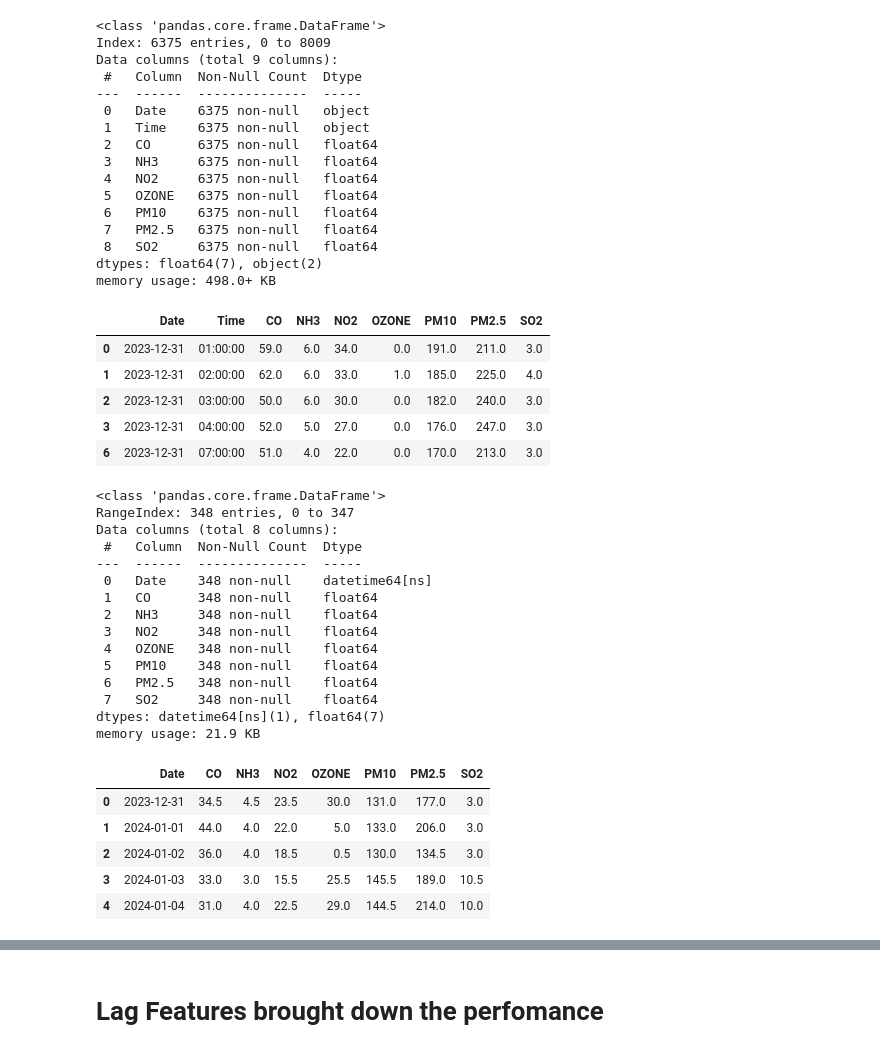
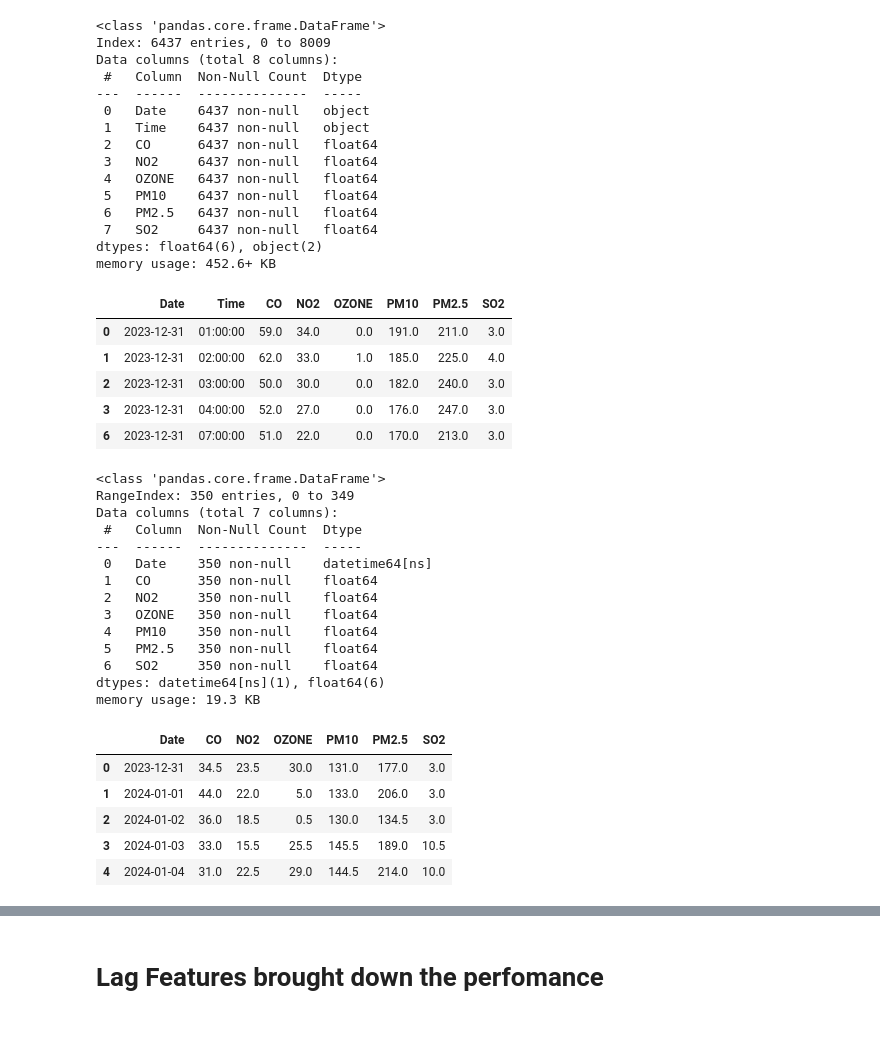
Before and after one commit to ahhyoushh/AQI-Predictor, a Jupyter notebook: notebooks/AQI_PNQ_17_24.ipynb, the cells around one changed output, grey strips where cells are left out. Saved outputs shown, nothing was run; the diff lists cells and outputs as text; code cells hidden in the pictures.

```diff
--- a/notebooks/AQI_PNQ_17_24.ipynb
+++ b/notebooks/AQI_PNQ_17_24.ipynb
@@ -8,32 +8,32 @@ import numpy as np
 # Load dataset
 df = pd.read_csv('../data/AQI_PNQ_17_24.csv')
 # %%
+df.drop(columns=["NH3"], inplace=True)
 df.dropna(inplace=True)
 df.info()
 df.head()
 # %% [output]
 <class 'pandas.core.frame.DataFrame'>
-Index: 6375 entries, 0 to 8009
-Data columns (total 9 columns):
+Index: 6437 entries, 0 to 8009
+Data columns (total 8 columns):
  #   Column  Non-Null Count  Dtype
 ---  ------  --------------  -----
- 0   Date    6375 non-null   object
- 1   Time    6375 non-null   object
- 2   CO      6375 non-null   float64
- 3   NH3     6375 non-null   float64
- 4   NO2     6375 non-null   float64
- 5   OZONE   6375 non-null   float64
- 6   PM10    6375 non-null   float64
- 7   PM2.5   6375 non-null   float64
- 8   SO2     6375 non-null   float64
-dtypes: float64(7), object(2)
-memory usage: 498.0+ KB
+ 0   Date    6437 non-null   object
+ 1   Time    6437 non-null   object
+ 2   CO      6437 non-null   float64
+ 3   NO2     6437 non-null   float64
+ 4   OZONE   6437 non-null   float64
+ 5   PM10    6437 non-null   float64
+ 6   PM2.5   6437 non-null   float64
+ 7   SO2     6437 non-null   float64
+dtypes: float64(6), object(2)
+memory usage: 452.6+ KB
-|  | Date | Time | CO | NH3 | NO2 | OZONE | PM10 | PM2.5 | SO2 |
-| 0 | 2023-12-31 | 01:00:00 | 59.0 | 6.0 | 34.0 | 0.0 | 191.0 | 211.0 | 3.0 |
-| 1 | 2023-12-31 | 02:00:00 | 62.0 | 6.0 | 33.0 | 1.0 | 185.0 | 225.0 | 4.0 |
-| 2 | 2023-12-31 | 03:00:00 | 50.0 | 6.0 | 30.0 | 0.0 | 182.0 | 240.0 | 3.0 |
-| 3 | 2023-12-31 | 04:00:00 | 52.0 | 5.0 | 27.0 | 0.0 | 176.0 | 247.0 | 3.0 |
-| 6 | 2023-12-31 | 07:00:00 | 51.0 | 4.0 | 22.0 | 0.0 | 170.0 | 213.0 | 3.0 |
+|  | Date | Time | CO | NO2 | OZONE | PM10 | PM2.5 | SO2 |
+| 0 | 2023-12-31 | 01:00:00 | 59.0 | 34.0 | 0.0 | 191.0 | 211.0 | 3.0 |
+| 1 | 2023-12-31 | 02:00:00 | 62.0 | 33.0 | 1.0 | 185.0 | 225.0 | 4.0 |
+| 2 | 2023-12-31 | 03:00:00 | 50.0 | 30.0 | 0.0 | 182.0 | 240.0 | 3.0 |
+| 3 | 2023-12-31 | 04:00:00 | 52.0 | 27.0 | 0.0 | 176.0 | 247.0 | 3.0 |
+| 6 | 2023-12-31 | 07:00:00 | 51.0 | 22.0 | 0.0 | 170.0 | 213.0 | 3.0 |
 # %%
 df['Date'] = pd.to_datetime(df['Date'], errors='coerce')
 df = df.sort_values(by='Date')
@@ -46,26 +46,25 @@ df.info()
 df.head()
 # %% [output]
 <class 'pandas.core.frame.DataFrame'>
-RangeIndex: 348 entries, 0 to 347
-Data columns (total 8 columns):
+RangeIndex: 350 entries, 0 to 349
+Data columns (total 7 columns):
  #   Column  Non-Null Count  Dtype
 ---  ------  --------------  -----
- 0   Date    348 non-null    datetime64[ns]
- 1   CO      348 non-null    float64
- 2   NH3     348 non-null    float64
- 3   NO2     348 non-null    float64
- 4   OZONE   348 non-null    float64
- 5   PM10    348 non-null    float64
- 6   PM2.5   348 non-null    float64
- 7   SO2     348 non-null    float64
-dtypes: datetime64[ns](1), float64(7)
-memory usage: 21.9 KB
+ 0   Date    350 non-null    datetime64[ns]
+ 1   CO      350 non-null    float64
+ 2   NO2     350 non-null    float64
+ 3   OZONE   350 non-null    float64
+ 4   PM10    350 non-null    float64
+ 5   PM2.5   350 non-null    float64
+ 6   SO2     350 non-null    float64
+dtypes: datetime64[ns](1), float64(6)
+memory usage: 19.3 KB
-|  | Date | CO | NH3 | NO2 | OZONE | PM10 | PM2.5 | SO2 |
-| 0 | 2023-12-31 | 34.5 | 4.5 | 23.5 | 30.0 | 131.0 | 177.0 | 3.0 |
-| 1 | 2024-01-01 | 44.0 | 4.0 | 22.0 | 5.0 | 133.0 | 206.0 | 3.0 |
-| 2 | 2024-01-02 | 36.0 | 4.0 | 18.5 | 0.5 | 130.0 | 134.5 | 3.0 |
-| 3 | 2024-01-03 | 33.0 | 3.0 | 15.5 | 25.5 | 145.5 | 189.0 | 10.5 |
-| 4 | 2024-01-04 | 31.0 | 4.0 | 22.5 | 29.0 | 144.5 | 214.0 | 10.0 |
+|  | Date | CO | NO2 | OZONE | PM10 | PM2.5 | SO2 |
+| 0 | 2023-12-31 | 34.5 | 23.5 | 30.0 | 131.0 | 177.0 | 3.0 |
+| 1 | 2024-01-01 | 44.0 | 22.0 | 5.0 | 133.0 | 206.0 | 3.0 |
+| 2 | 2024-01-02 | 36.0 | 18.5 | 0.5 | 130.0 | 134.5 | 3.0 |
+| 3 | 2024-01-03 | 33.0 | 15.5 | 25.5 | 145.5 | 189.0 | 10.5 |
+| 4 | 2024-01-04 | 31.0 | 22.5 | 29.0 | 144.5 | 214.0 | 10.0 |
 # %%
 # Merging aqi values from AQI Data
 
```
Also changed, not shown: parts of 7 cells of this notebook, 5 other files.
